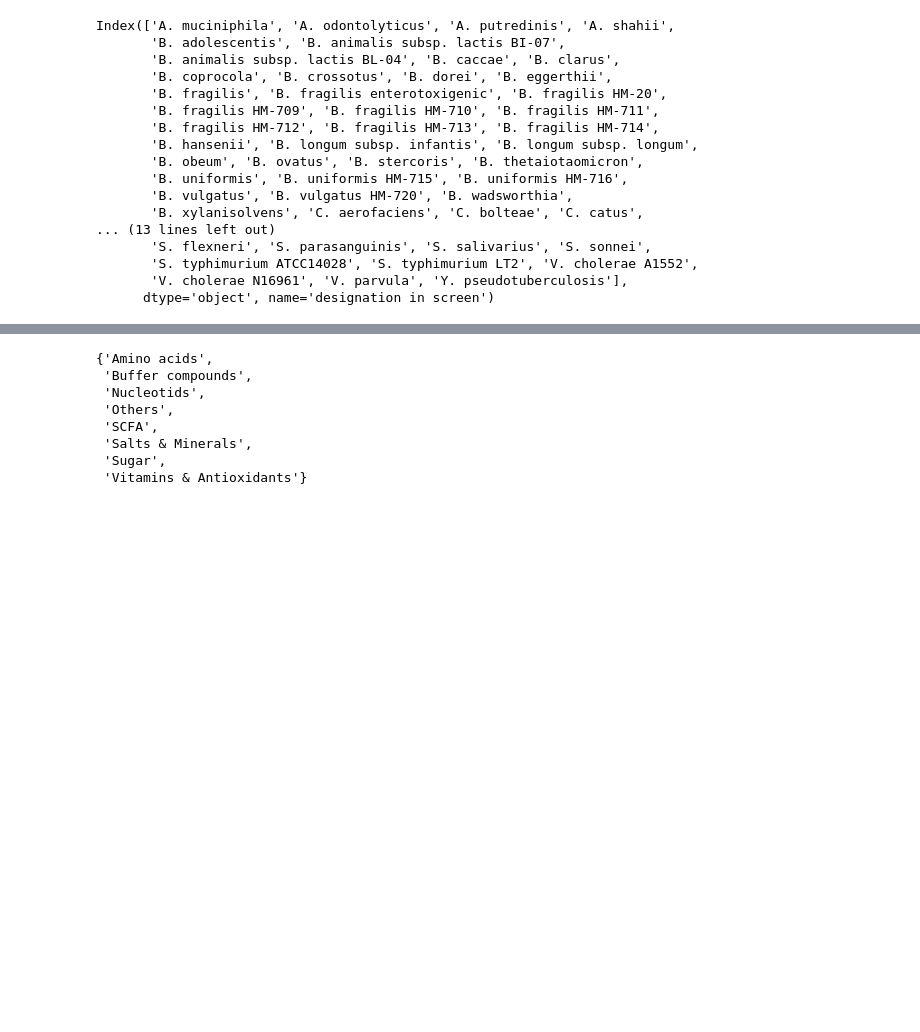
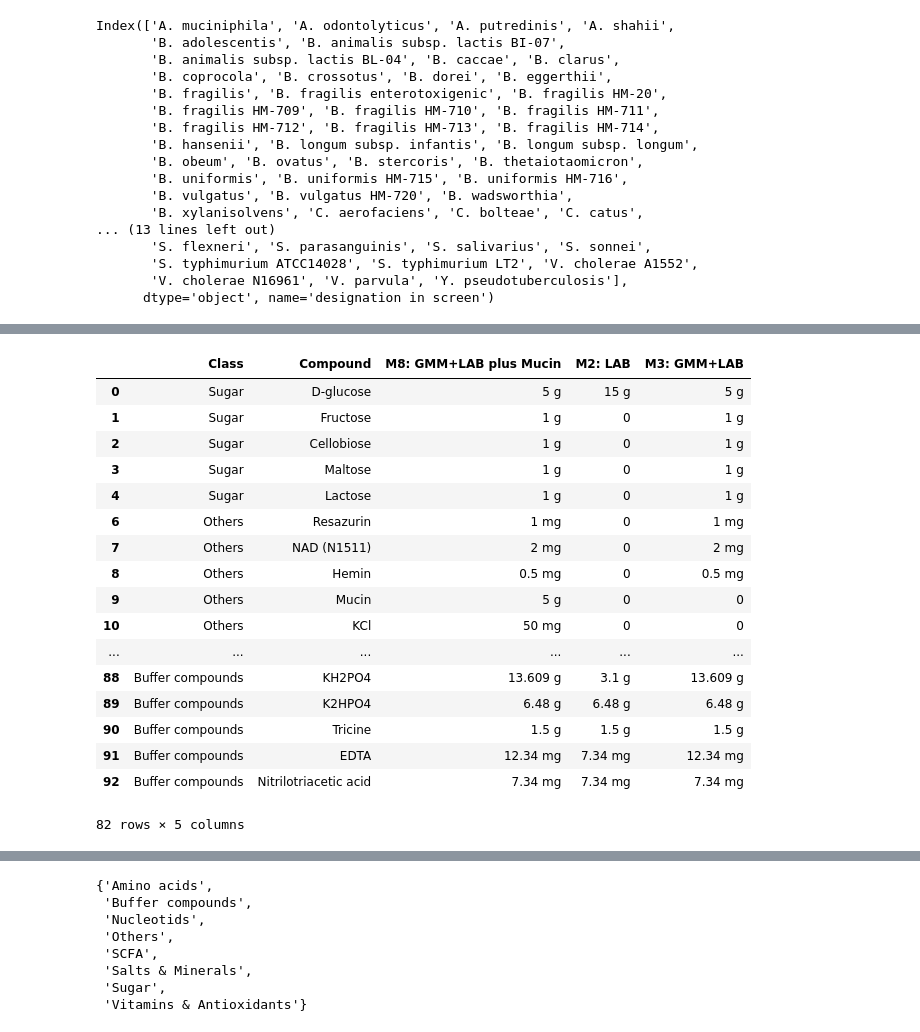
Before and after one commit to medlocklab/iterative_pfba, a Jupyter notebook: bin/process_growth_conditions.ipynb, the cells around one changed output, grey strips where cells are left out. Drawn from its saved outputs; the diff is of its cells as text; code cells hidden in the pictures; blank space fills up the shorter version.

Commit message:
updated media parsing with selected media conditions

```diff
--- a/bin/process_growth_conditions.ipynb
+++ b/bin/process_growth_conditions.ipynb
@@ -103,0 +126,27 @@ dtype: int64
+# %%
+# extract the media table for only the media selected, then remove
+# ingredients that aren't present for any of these media.
+# WCA is ordered as a dehydrated standalone mixture, so just get the defined media.
+top_in_media_table_nomenclature = ['Class','Compound','M8: GMM+LAB plus Mucin','M2: LAB','M3: GMM+LAB']
+subset = media_table[top_in_media_table_nomenclature]
+subset.loc[(subset == 0).sum(axis=1) < 3]
+# next, find the media components that are the exact same in all 3 conditions
+# %% [output]
+|  | Class | Compound | M8: GMM+LAB plus Mucin | M2: LAB | M3: GMM+LAB |
+| 0 | Sugar | D-glucose | 5 g | 15 g | 5 g |
+| 1 | Sugar | Fructose | 1 g | 0 | 1 g |
+| 2 | Sugar | Cellobiose | 1 g | 0 | 1 g |
+| 3 | Sugar | Maltose | 1 g | 0 | 1 g |
+| 4 | Sugar | Lactose | 1 g | 0 | 1 g |
+| 6 | Others | Resazurin | 1 mg | 0 | 1 mg |
+| 7 | Others | NAD (N1511) | 2 mg | 0 | 2 mg |
+| 8 | Others | Hemin | 0.5 mg | 0 | 0.5 mg |
+| 9 | Others | Mucin | 5 g | 0 | 0 |
+| 10 | Others | KCl | 50 mg | 0 | 0 |
+| ... | ... | ... | ... | ... | ... |
+| 88 | Buffer compounds | KH2PO4 | 13.609 g | 3.1 g | 13.609 g |
+| 89 | Buffer compounds | K2HPO4 | 6.48 g | 6.48 g | 6.48 g |
+| 90 | Buffer compounds | Tricine | 1.5 g | 1.5 g | 1.5 g |
+| 91 | Buffer compounds | EDTA | 12.34 mg | 7.34 mg | 12.34 mg |
+| 92 | Buffer compounds | Nitrilotriacetic acid | 7.34 mg | 7.34 mg | 7.34 mg |
+82 rows × 5 columns
```
Also changed, not shown: parts of 5 cells of this notebook.
